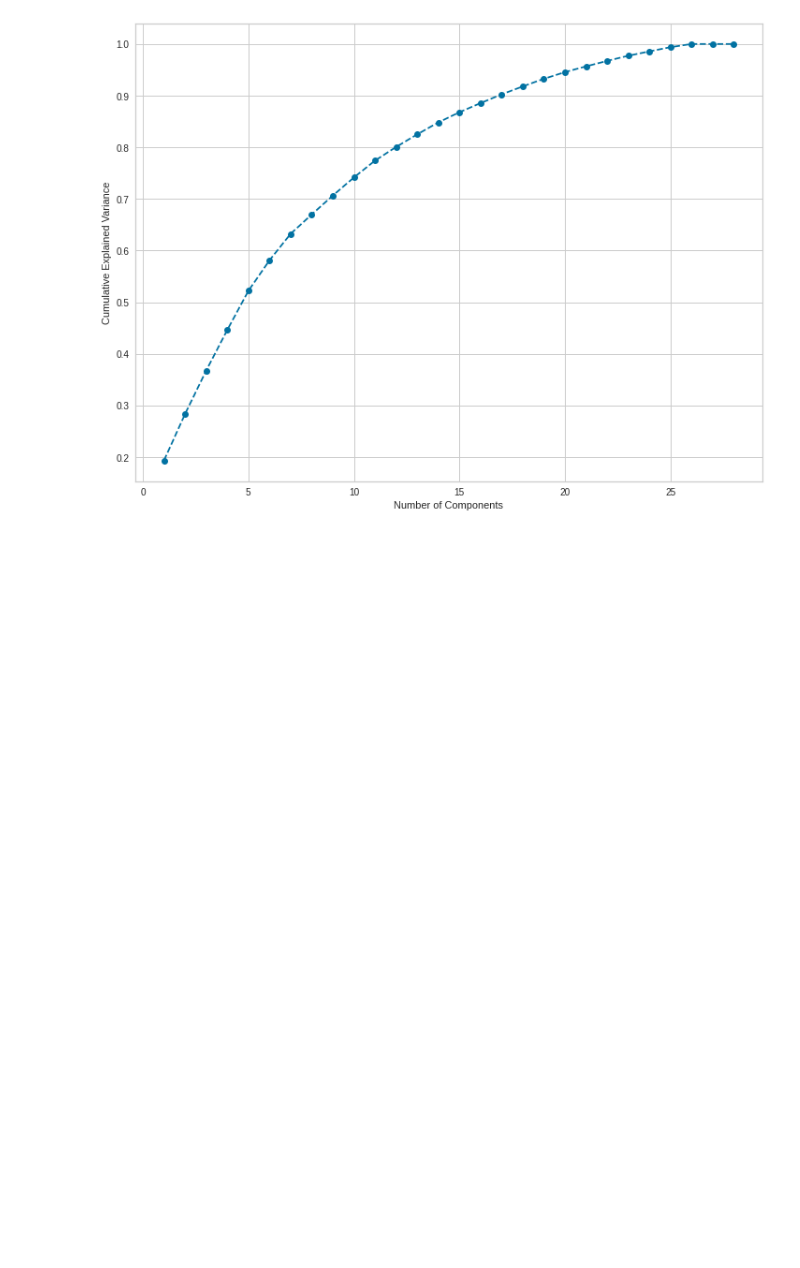
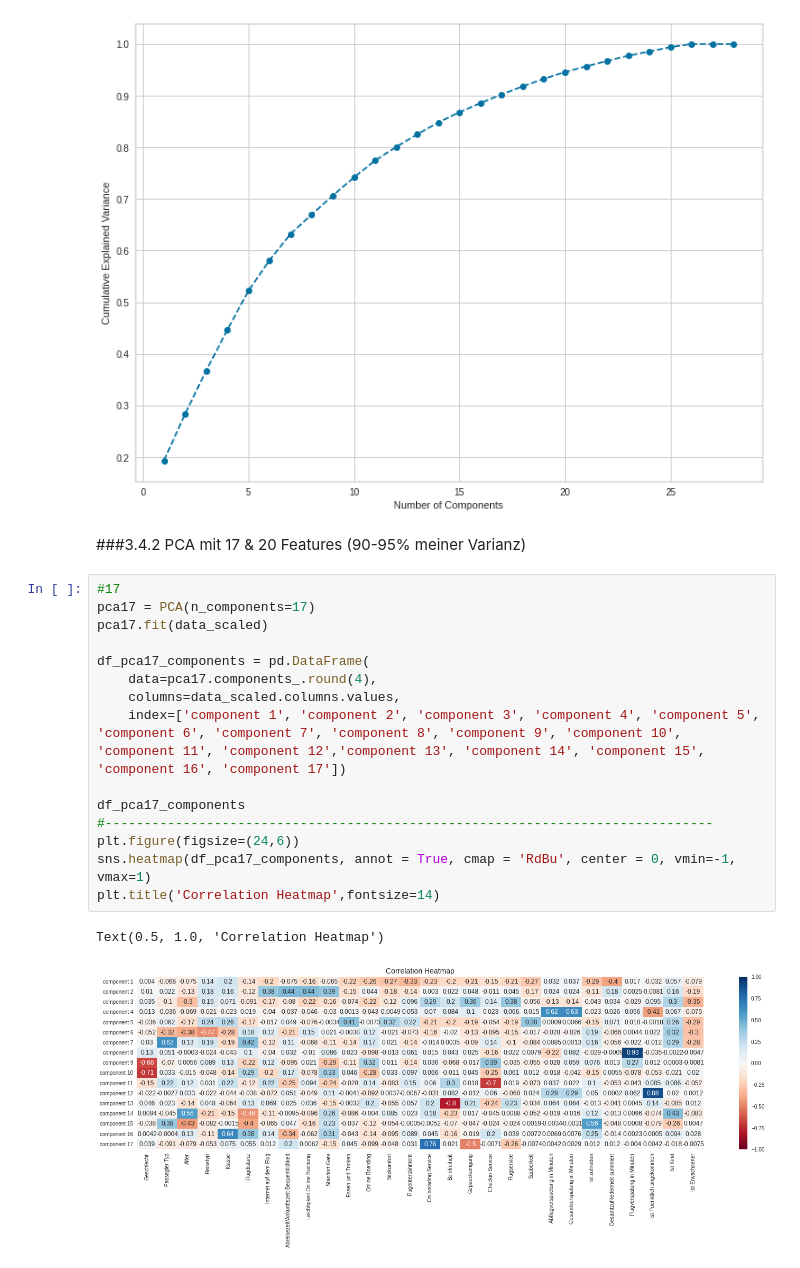
Before and after one commit to AliceKitchkin/Unsupervised-Machine-Learning, a Jupyter notebook: AirlinePassengerSatisfaction.ipynb, the cells around one changed output. Cells and saved outputs as stored; diff of their text form; blank space fills up the shorter version.

```diff
--- a/AirlinePassengerSatisfaction.ipynb
+++ b/AirlinePassengerSatisfaction.ipynb
@@ -457,3 +457,23 @@ plt.ylabel('Cumulative Explained Variance')
 # %% [output]
 Text(0, 0.5, 'Cumulative Explained Variance')
 [figure]
+# %% [markdown]
+###3.4.2 PCA mit 17 & 20 Features (90-95% meiner Varianz)
+# %%
+#17
+pca17 = PCA(n_components=17)
+pca17.fit(data_scaled)
+
+df_pca17_components = pd.DataFrame(
+    data=pca17.components_.round(4),
+    columns=data_scaled.columns.values,
+    index=['component 1', 'component 2', 'component 3', 'component 4', 'component 5', 'component 6', 'component 7', 'component 8', 'component 9', 'component 10', 'component 11', 'component 12','component 13', 'component 14', 'component 15', 'component 16', 'component 17'])
+
+df_pca17_components
+#------------------------------------------------------------------------------
+plt.figure(figsize=(24,6))
+sns.heatmap(df_pca17_components, annot = True, cmap = 'RdBu', center = 0, vmin=-1, vmax=1)
+plt.title('Correlation Heatmap',fontsize=14)
+# %% [output]
+Text(0.5, 1.0, 'Correlation Heatmap')
+[figure, added]
```
Also changed, not shown: parts of 15 cells of this notebook.
